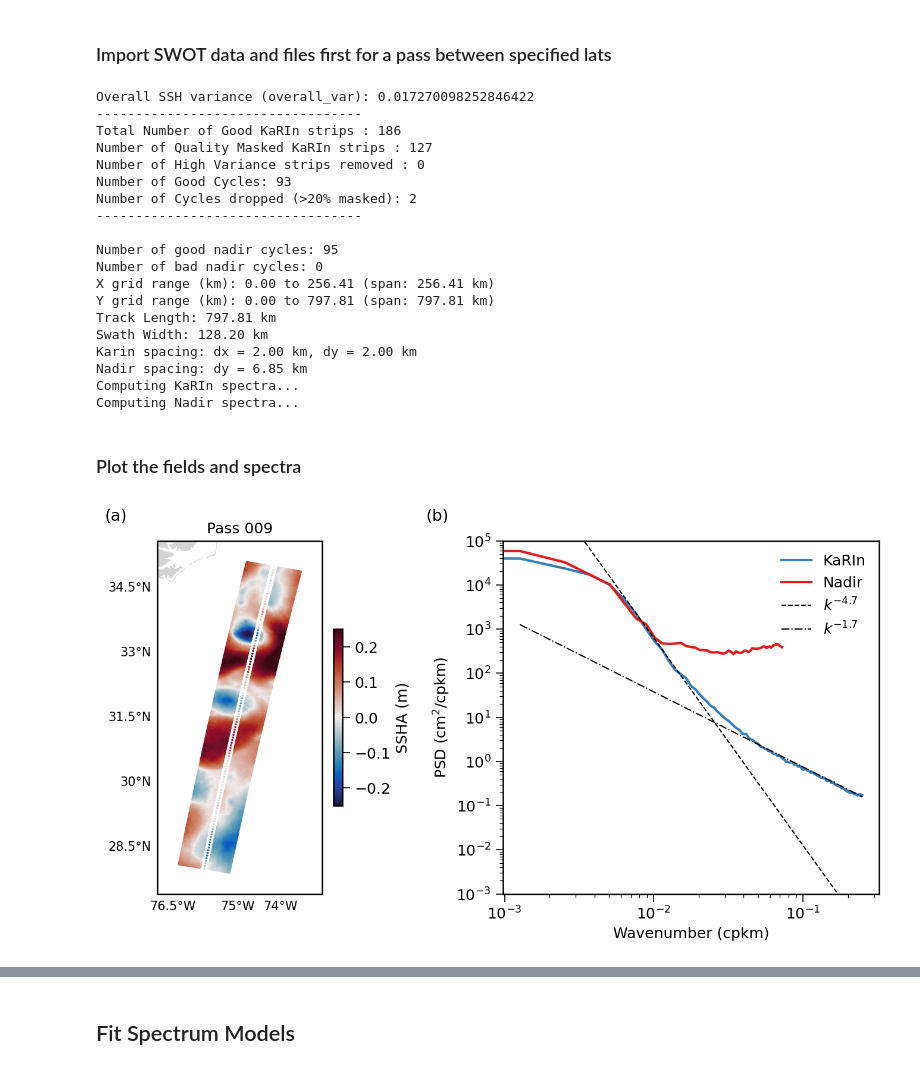
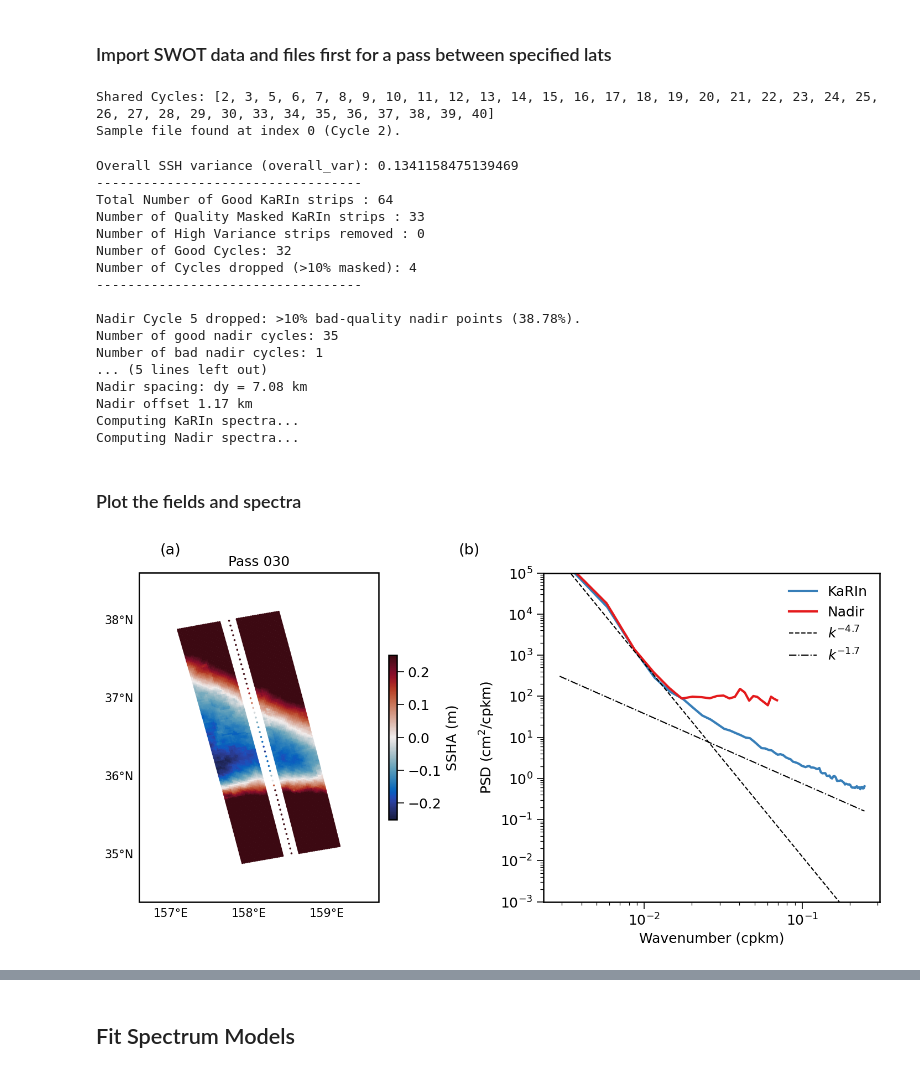
Before and after one commit to jwskinner/SWOT-balanced-extraction, a Jupyter notebook: Spectral_Models_and_Fields.ipynb, the cells around one changed output, grey strips where cells are left out. Cells and saved outputs as stored; diff of their text form; code cells hidden in the pictures.

```diff
--- a/Spectral_Models_and_Fields.ipynb
+++ b/Spectral_Models_and_Fields.ipynb
@@ -27,21 +27,23 @@ Detected IPython. Loading juliacall extension. See https://juliapy.github.io/Pyt
 ### Import SWOT data and files first for a pass between specified lats
 # %%
 # Read in the SWOT data for this pass
-pass_num = 9
-lat_max = 35 #38 #38
-lat_min = 28 #28 #28
+pass_num = 30
+lat_min = 35 #28 #28 #28
+lat_max = 38 #35 #38 #38
 
 data_folder = '/expanse/lustre/projects/cit197/jskinner1/SWOT/CALVAL/'
+data_folder = '/expanse/lustre/projects/cit197/jskinner1/SWOT/SCIENCE_VD/'
 
 # finds overlapping cycles between the karin and nadir datasets
 _, _, shared_cycles, karin_files, nadir_files = swot.return_swot_files(data_folder, pass_num)
 
-sample_index = 2 # this is an index we use to import a preliminary file and get track indices
+sample_index = swot.get_best_sample_index(karin_files, lat_min, lat_max) # find cleanest cycle index
 indx, track_length = swot.get_karin_track_indices(karin_files[sample_index][0], lat_min, lat_max)
 indxs, track_length_nadir = swot.get_nadir_track_indices(nadir_files[sample_index][0], lat_min, lat_max)
 dims_SWOT = [len(shared_cycles), track_length, track_length_nadir]
 
 karin, nadir = swot.init_swot_arrays(dims_SWOT, lat_min, lat_max, pass_num)
+karin.sample_index = sample_index # add the sample index to karin class
 
 # read and process the karin data
 swot.load_karin_data(karin_files, lat_min, lat_max, karin, verbose=False)
@@ -59,25 +61,25 @@ nadir.coordinates()
 karin.compute_spectra()
 nadir.compute_spectra()
 # %% [output]
-Overall SSH variance (overall_var): 0.017270098252846422
-----------------------------------
-Total Number of Good KaRIn strips : 186
-Number of Quality Masked KaRIn strips : 127
-Number of High Variance strips removed : 0
-Number of Good Cycles: 93
-Number of Cycles dropped (>20% masked): 2
-----------------------------------
-
-Number of good nadir cycles: 95
-Number of bad nadir cycles: 0
-X grid range (km): 0.00 to 256.41 (span: 256.41 km)
-Y grid range (km): 0.00 to 797.81 (span: 797.81 km)
-Track Length: 797.81 km
-Swath Width: 128.20 km
-Karin spacing: dx = 2.00 km, dy = 2.00 km
-Nadir spacing: dy = 6.85 km
-Computing KaRIn spectra...
-Computing Nadir spectra...
+Shared Cycles: [2, 3, 5, 6, 7, 8, 9, 10, 11, 12, 13, 14, 15, 16, 17, 18, 19, 20, 21, 22, 23, 24, 25, 26, 27, 28, 29, 30, 33, 34, 35, 36, 37, 38, 39, 40]
+Sample file found at index 0 (Cycle 2).
+Overall SSH variance (overall_var): 0.1341158475139469
+----------------------------------
+Total Number of Good KaRIn strips : 64
+Number of Quality Masked KaRIn strips : 33
+Number of High Variance strips removed : 0
+Number of Good Cycles: 32
+Number of Cycles dropped (>10% masked): 4
+----------------------------------
+
+Nadir Cycle 5 dropped: >10% bad-quality nadir points (38.78%).
+Number of good nadir cycles: 35
+Number of bad nadir cycles: 1
+... (5 lines left out)
+Nadir spacing: dy = 7.08 km
+Nadir offset 1.17 km
+Computing KaRIn spectra...
+Computing Nadir spectra...
 # %% [markdown]
 ### Plot the fields and spectra
 # %%
@@ -90,7 +92,7 @@ import cmocean
 
 swot.set_plot_style()
 
-index = 6
+index = 1
 vmin, vmax = -0.25, 0.25
 ylims = (1e-3, 1e5)
 cmap = 'cmo.balance'
@@ -136,34 +138,34 @@ ax1 = fig.add_subplot(gs[0, 1])
 ax1.loglog(karin.wavenumbers_cpkm,  karin.spec_ssha, label='KaRIn', linewidth=2.)
 ax1.loglog(nadir.wavenumbers_cpkm,  nadir.spec_ssha, label='Nadir', linewidth=2.)
 #ax1.loglog(karin.wavenumbers * 1e3, karin.spec_ssh, label='SWOT KaRIn SSH', linewidth=2.0)
 #ax1.loglog(karin.wavenumbers * 1e3, karin.spec_tmean, label='SWOT Time-mean', linewidth=2.0)
 #ax1.loglog(karin.wavenumbers * 1e3, karin.spec_tide, label='SWOT HRET', linewidth=2.0)
 
 # Reference slope lines (k^-5 and k^-2)
 k_ref = karin.wavenumbers_cpkm  # range of wavenumbers (cpkm)
 C1 = 2.5e-7  # vertical placement for k^-5
 C2 = 1.5e-2  # vertical placement for k^-2
 ax1.loglog(k_ref, C1 * k_ref**-4.7, 'k--', linewidth=1, label=r'$k^{-4.7}$')
 ax1.loglog(k_ref, C2 * k_ref**-1.7, 'k', linestyle='-.', linewidth=1, label=r'$k^{-1.7}$')
 
 ax1.set_xlabel("Wavenumber (cpkm)")
 ax1.set_ylabel("PSD (cm$^2$/cpkm)")
 ax1.set_ylim(ylims)
 ax1.legend()
 
 # (a) for left panel
 fig.text(0.13, 1, "(a)", fontsize=13,
          va="top", ha="center")
 
 # (b) for right panel
 fig.text(0.49, 1, "(b)", fontsize=13,
          va="top", ha="center")
 
 plt.tight_layout()
 fig.savefig("swot_map_spectrum.pdf", bbox_inches='tight')
 plt.show()
 # %% [output]
-[figure, old version]
+[figure, new version]
 # %%
 # --- Single-panel final spectrum plot ---
 ylims = (1e-6, 1e6)
```
Also changed, not shown: parts of 2 cells of this notebook, 9 other files.
